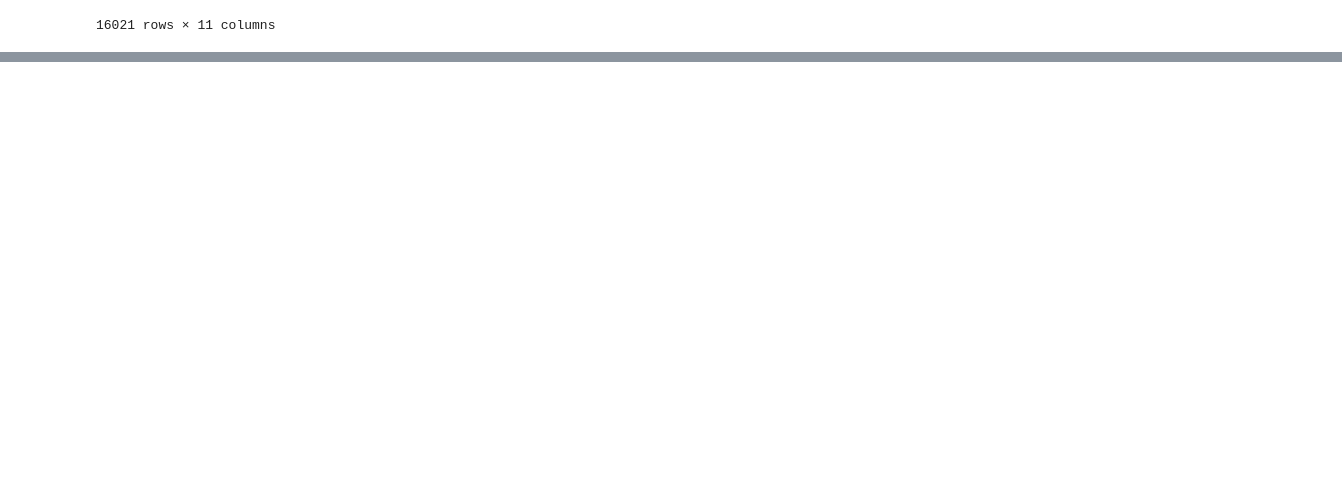
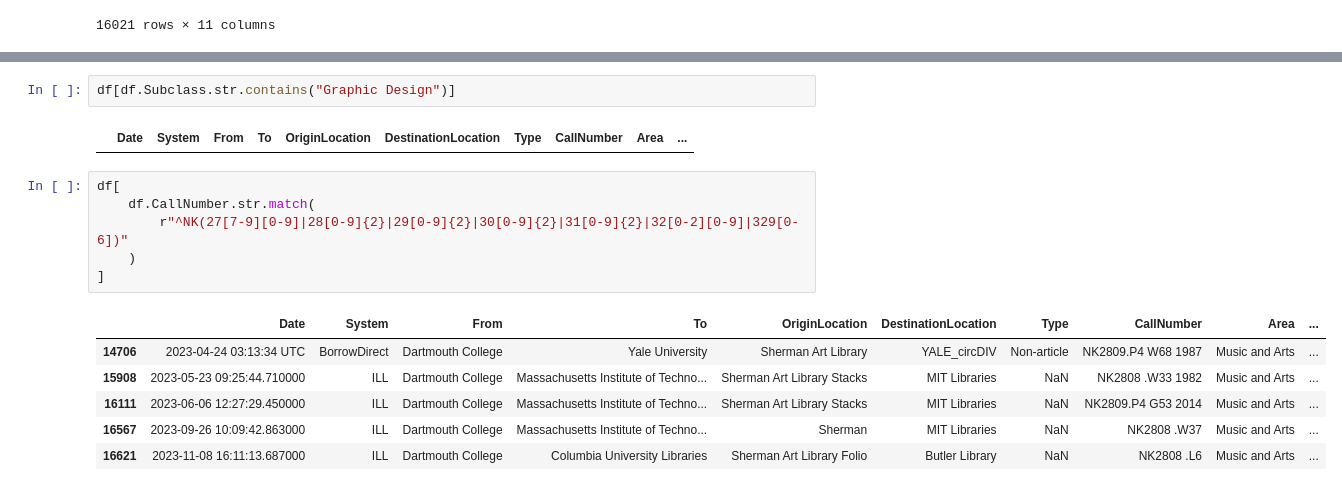
Before and after one commit to Dartmouth-Libraries/the-fibery-library, a Jupyter notebook: ill-flow/notebooks/01-chord-charts.ipynb, the cells around one changed output, grey strips where cells are left out. Drawn from its saved outputs; the diff is of its cells as text; blank space fills up the shorter version.

```diff
--- a/ill-flow/notebooks/01-chord-charts.ipynb
+++ b/ill-flow/notebooks/01-chord-charts.ipynb
@@ -113,0 +126,17 @@ USE_SUBCLASS = {
+# %%
+df[df.Subclass.str.contains("Graphic Design")]
+# %% [output]
+|  | Date | System | From | To | OriginLocation | DestinationLocation | Type | CallNumber | Area | ... |
+# %%
+df[
+    df.CallNumber.str.match(
+        r"^NK(27[7-9][0-9]|28[0-9]{2}|29[0-9]{2}|30[0-9]{2}|31[0-9]{2}|32[0-2][0-9]|329[0-6])"
+    )
+]
+# %% [output]
+|  | Date | System | From | To | OriginLocation | DestinationLocation | Type | CallNumber | Area | ... |
+| 14706 | 2023-04-24 03:13:34 UTC | BorrowDirect | Dartmouth College | Yale University | Sherman Art Library | YALE_circDIV | Non-article | NK2809.P4 W68 1987 | Music and Arts | ... |
+| 15908 | 2023-05-23 09:25:44.710000 | ILL | Dartmouth College | Massachusetts Institute of Techno... | Sherman Art Library Stacks | MIT Libraries | NaN | NK2808 .W33 1982 | Music and Arts | ... |
+| 16111 | 2023-06-06 12:27:29.450000 | ILL | Dartmouth College | Massachusetts Institute of Techno... | Sherman Art Library Stacks | MIT Libraries | NaN | NK2809.P4 G53 2014 | Music and Arts | ... |
+| 16567 | 2023-09-26 10:09:42.863000 | ILL | Dartmouth College | Massachusetts Institute of Techno... | Sherman | MIT Libraries | NaN | NK2808 .W37 | Music and Arts | ... |
+| 16621 | 2023-11-08 16:11:13.687000 | ILL | Dartmouth College | Columbia University Libraries | Sherman Art Library Folio | Butler Library | NaN | NK2808 .L6 | Music and Arts | ... |
```
Also changed, not shown: parts of 11 cells of this notebook, 16 other files.
